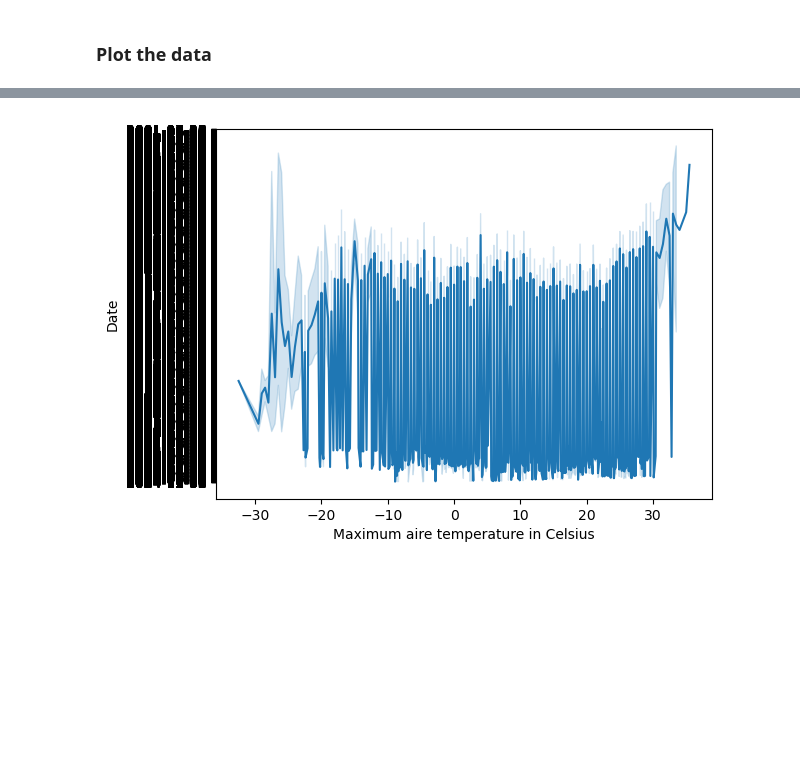
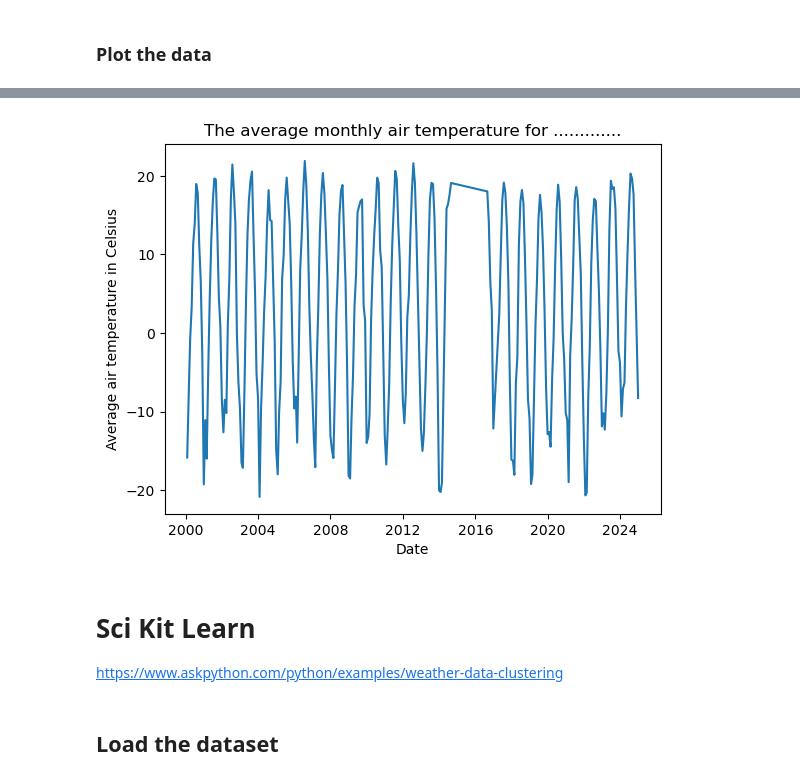
Before and after one commit to kknb1982/pfda, a Jupyter notebook: mywork/projectdrafts/Project-Copy1.ipynb, the cells around one changed output, grey strips where cells are left out. Cells and saved outputs as stored; diff of their text form; code cells hidden in the pictures; blank space fills up the shorter version.

Commit message:
sci kit learn section added

```diff
--- a/mywork/projectdrafts/Project-Copy1.ipynb
+++ b/mywork/projectdrafts/Project-Copy1.ipynb
@@ -124,6 +125,6 @@ None
 # %% [markdown]
 ### Average the data by month
 # %%
-monthly_avg = station1211.groupby(station1211['date']dt.to_period('M')).mean()
+monthly_avg= station1211.groupby(pd.Grouper(key='Date', axis=0, freq='ME')).mean()
 print(monthly_avg)
 # %% [output]
@@ -133,6 +151,10 @@ SyntaxError: invalid syntax. Perhaps you forgot a comma? (3251775393.py, line 1)
 # %%
-sns.lineplot(data = station1211, x=date, y=tmax)
+sns.lineplot(data = monthly_avg, x=date, y="Average air temperature in Celsius")
+plt.title(f"The average monthly air temperature for .............")
 
 plt.show()
 # %% [output]
-[figure, old version]
+[figure, new version]
+# %% [markdown]
+# Sci Kit Learn
+https://www.askpython.com/python/examples/weather-data-clustering
@@ -138,0 +168,2 @@ plt.show()
+# %% [markdown]
+## Load the dataset
```
Also changed, not shown: parts of 9 cells of this notebook.
